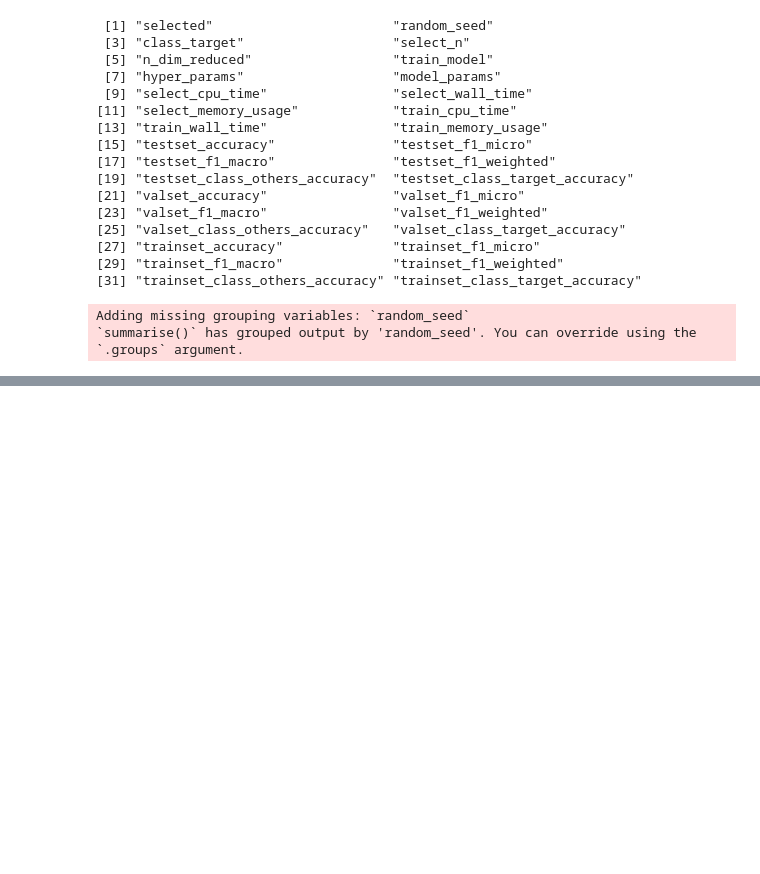
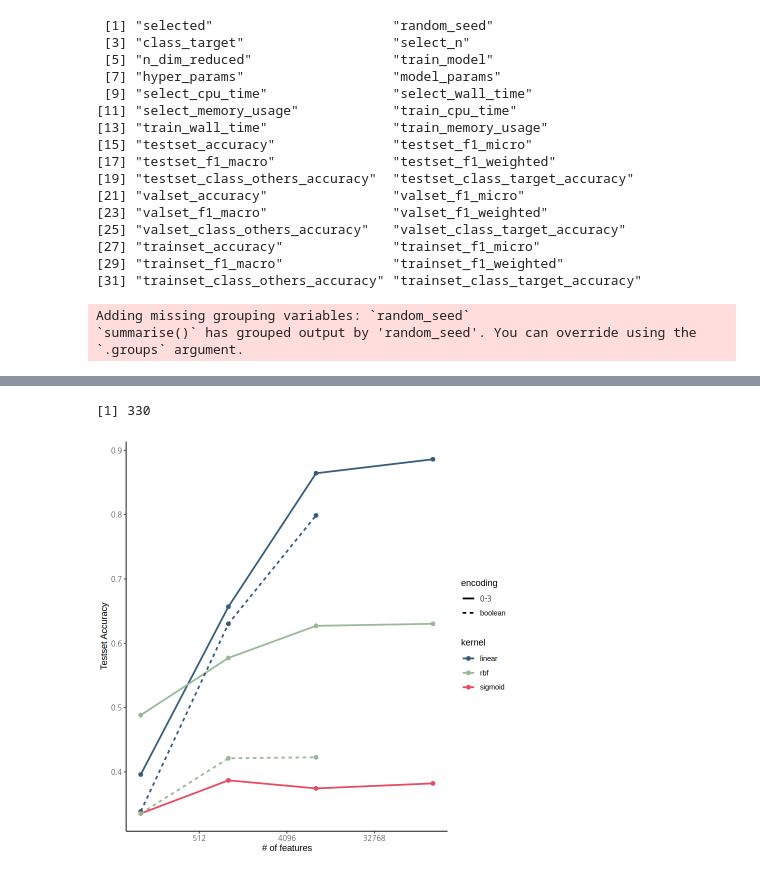
Before and after one commit to Jinhyun-Kim/geography_prediction, a Jupyter notebook: draw_figure.ipynb, the cells around one changed output, grey strips where cells are left out. Drawn from its saved outputs; the diff is of its cells as text; code cells hidden in the pictures; blank space fills up the shorter version.

```diff
--- a/draw_figure.ipynb
+++ b/draw_figure.ipynb
@@ -511,0 +505,2 @@ Adding missing grouping variables: `random_seed`
+# %%
+df_original = read_excel("/home/jinhyun/codes/geography_prediction/results/Geography prediction experiments.xlsx", sheet = "encoding_compare")
@@ -511,0 +519,10 @@ Adding missing grouping variables: `random_seed`
+# %%
+df_original %>% group_by(encoding, kernel, random_seed, select_method, select_n, n_dim_reduced, train_model) %>%
+    summarise(n=n()) %>% nrow
+
+df = df_original %>% group_by(encoding, kernel, random_seed, select_method, select_n, n_dim_reduced, train_model) %>%
+    filter(valset_accuracy == max(valset_accuracy)) %>%
+    filter(trainset_accuracy == max(trainset_accuracy)) %>%
+    filter(testset_accuracy == max(testset_accuracy)) %>%
+    filter(row_number() == 1)
+df %>% nrow
@@ -511,0 +535,29 @@ Adding missing grouping variables: `random_seed`
+# %%
+df_for_plot %>% nrow
+# %% [output]
+[1] 330
+# %%
+df_for_plot = df %>%
+  filter(train_model == "SVM",
+         select_method == "random",
+         select_n == n_dim_reduced,
+         !(encoding == "boolean" & kernel == "sigmoid"),
+        ) %>%
+  mutate(plot_unit = interaction(encoding, kernel, random_seed, select_method, train_model))
+
+p = ggplot(data = df_for_plot, aes(x = select_n, y = testset_accuracy, group = plot_unit, colour = kernel)) +
+  geom_point(size = 2) +
+  geom_line(linewidth = 1, aes(linetype = encoding)) +
+  xlab("# of features") +
+  ylab("Testset Accuracy") +
+  scale_color_manual(values = color_map_use[c(2, 3, 4)]) +
+  scale_x_continuous(trans='log2') +
+  #scale_y_continuous(limits = c(0,1)) +
+  theme_bw() +
+  theme(panel.border = element_blank(), panel.grid.major = element_blank(),
+        panel.grid.minor = element_blank(), axis.line = element_line(colour = "black"));
+        print(p)
+
+ggsave("results/fig_supp_encoding_and_kernel.pdf", width=11, height=9, units = c("cm"), dpi = 300)
+# %% [output]
+[figure, added]
```
Also changed, not shown: parts of 8 cells of this notebook.
